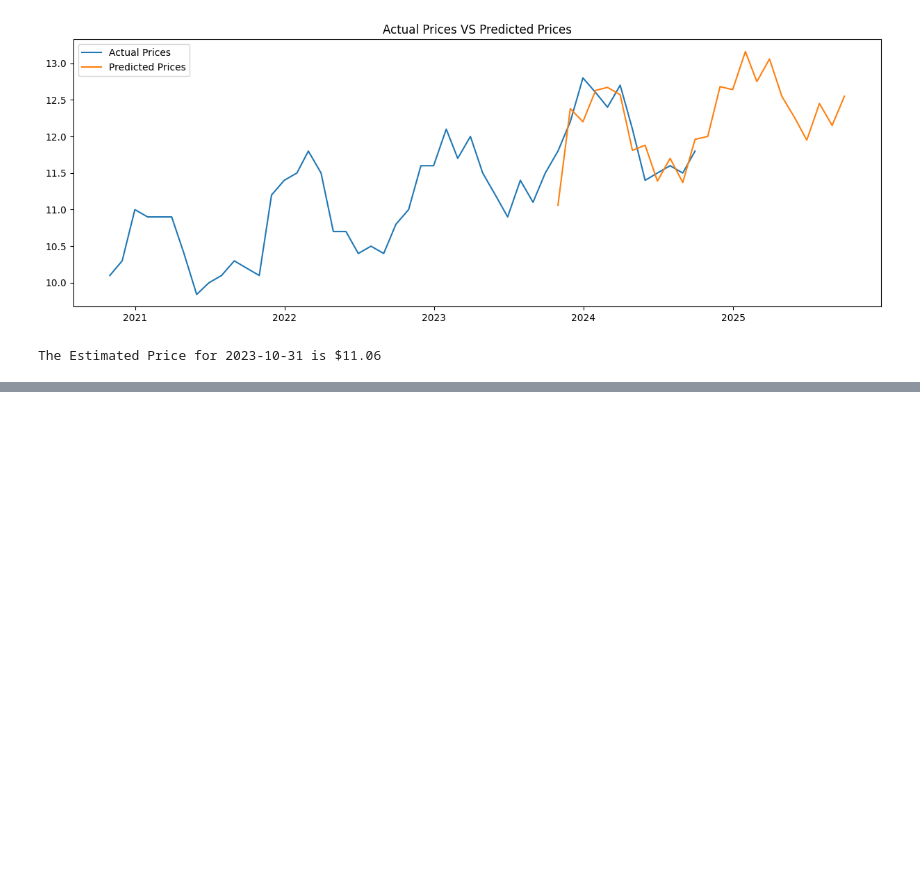
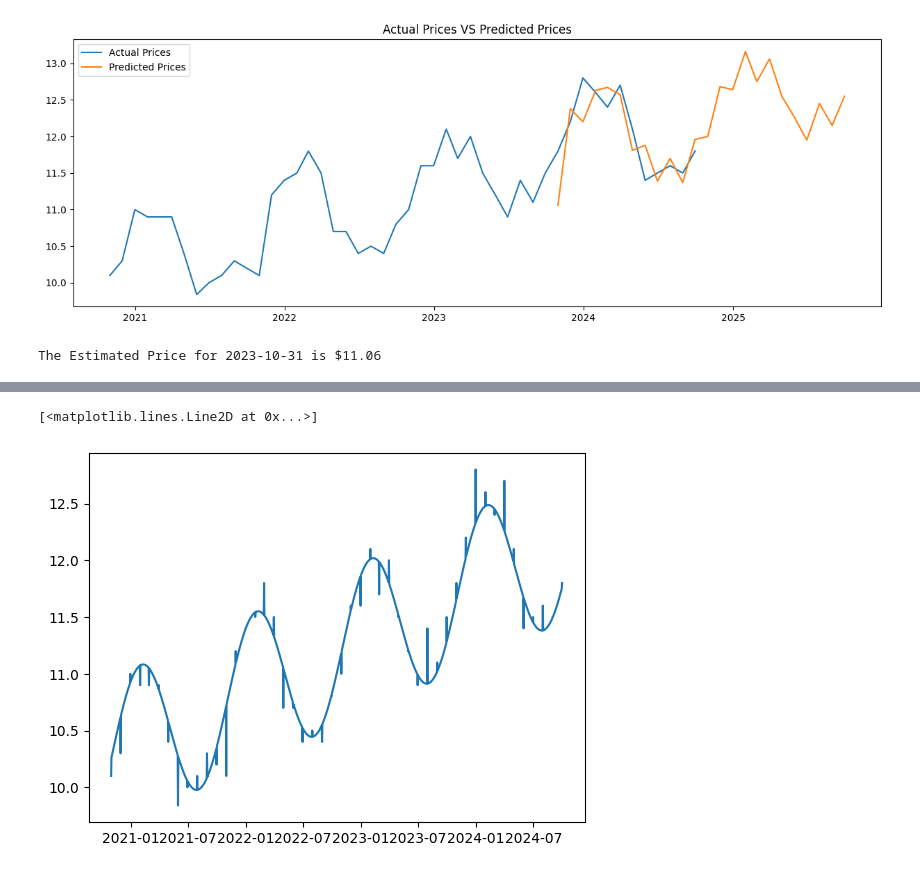
Before and after one commit to Veleces/Project, a Jupyter notebook: Natural Gas Time Series Forecasting.ipynb, the cells around one changed output, grey strips where cells are left out. Cells and saved outputs as stored; diff of their text form; code cells hidden in the pictures; blank space fills up the shorter version.

```diff
--- a/Natural Gas Time Series Forecasting.ipynb
+++ b/Natural Gas Time Series Forecasting.ipynb
@@ -242,0 +347,22 @@ The Estimated Price for 2023-10-31 is $11.06
+# %%
+# Define the interpolation/extrapolation function
+
+def interpolate(date):
+    days = (date - pd.Timestamp(start_date)).days
+    if days in days_from_start:
+        # Exact match found in the data
+        return prices[days_from_start.index(days)]
+    else:
+        # Interpolate/extrapolate using the sin/cos model
+        return amplitude * np.sin(days * 2 * np.pi / 365 + shift) + days * slope + intercept
+# %%
+# Create a range of continuous dates from start date to end date
+
+continuous_dates = pd.date_range(start=pd.Timestamp(start_date), end=pd.Timestamp(end_date), freq='D')
+# %%
+# Plot the smoothed estimate of the full dataset using interpolation
+
+plt.plot(continuous_dates, [interpolate(date) for date in continuous_dates], label='Smoothed Estimate')
+# %% [output]
+[<matplotlib.lines.Line2D at 0x...>]
+[figure, added]
```
Also changed, not shown: parts of 14 cells of this notebook.
